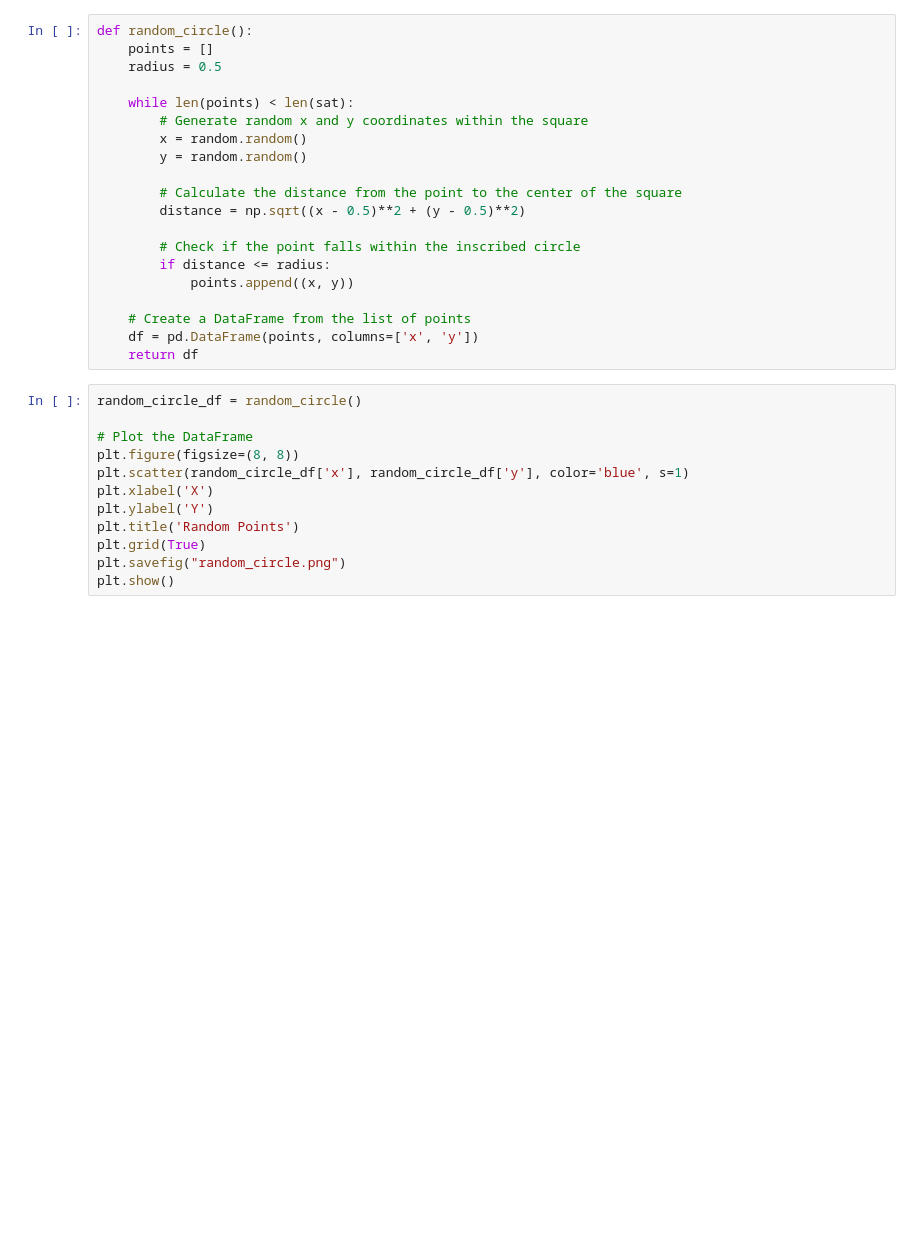
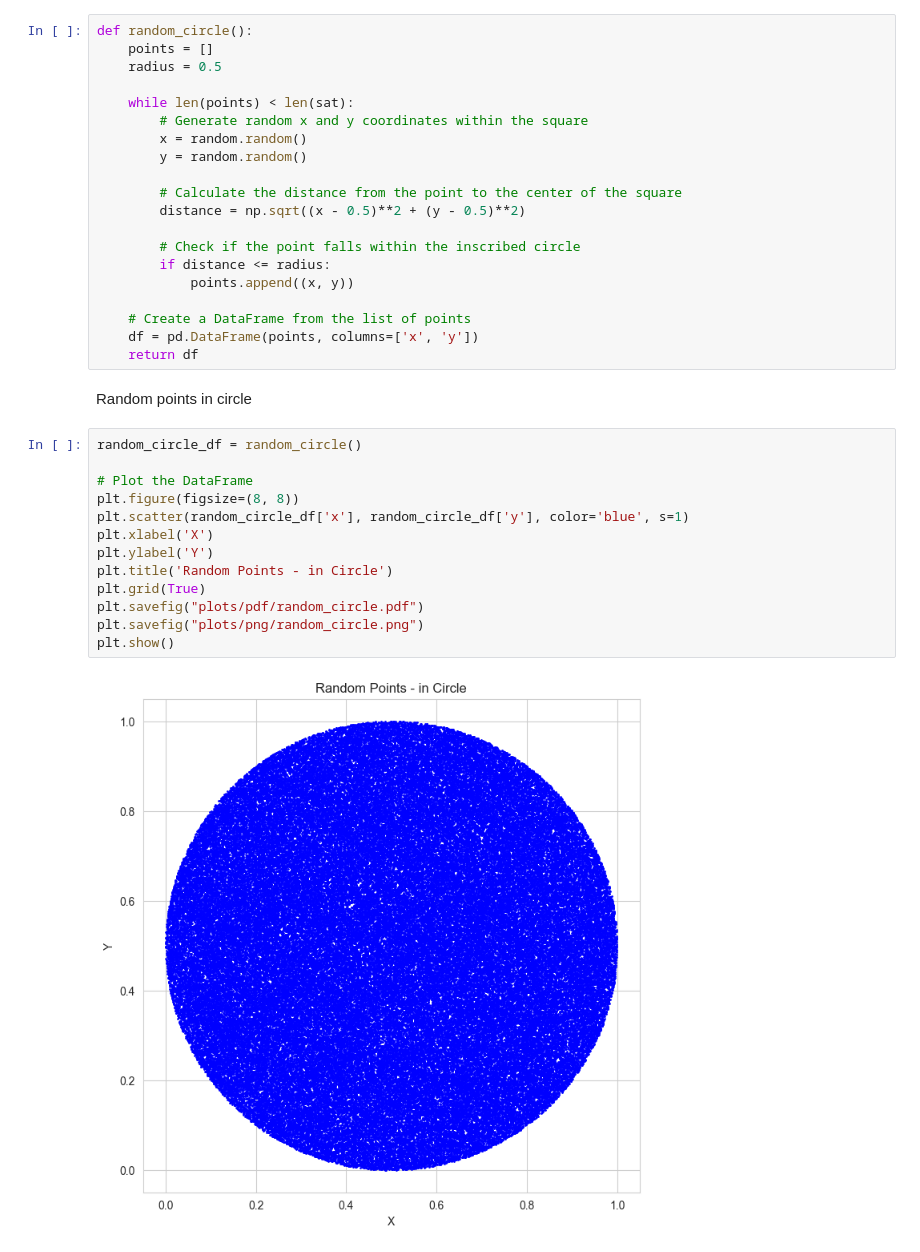
Before and after one commit to rotemchn/SortingGrades, a Jupyter notebook: RSK_algo.ipynb, the cells around one changed output. Saved outputs shown, nothing was run; the diff lists cells and outputs as text; blank space fills up the shorter version.

```diff
--- a/RSK_algo.ipynb
+++ b/RSK_algo.ipynb
@@ -312,15 +297,20 @@ def random_circle():
     # Create a DataFrame from the list of points
     df = pd.DataFrame(points, columns=['x', 'y'])
     return df
+# %% [markdown]
+Random points in circle
 # %%
 random_circle_df = random_circle()
 
 # Plot the DataFrame
 plt.figure(figsize=(8, 8))
 plt.scatter(random_circle_df['x'], random_circle_df['y'], color='blue', s=1)
 plt.xlabel('X')
 plt.ylabel('Y')
-plt.title('Random Points')
+plt.title('Random Points - in Circle')
 plt.grid(True)
-plt.savefig("random_circle.png")
+plt.savefig("plots/pdf/random_circle.pdf")
+plt.savefig("plots/png/random_circle.png")
 plt.show()
+# %% [output]
+[figure, added]
```
Also changed, not shown: parts of 20 cells of this notebook, 17 other files.
